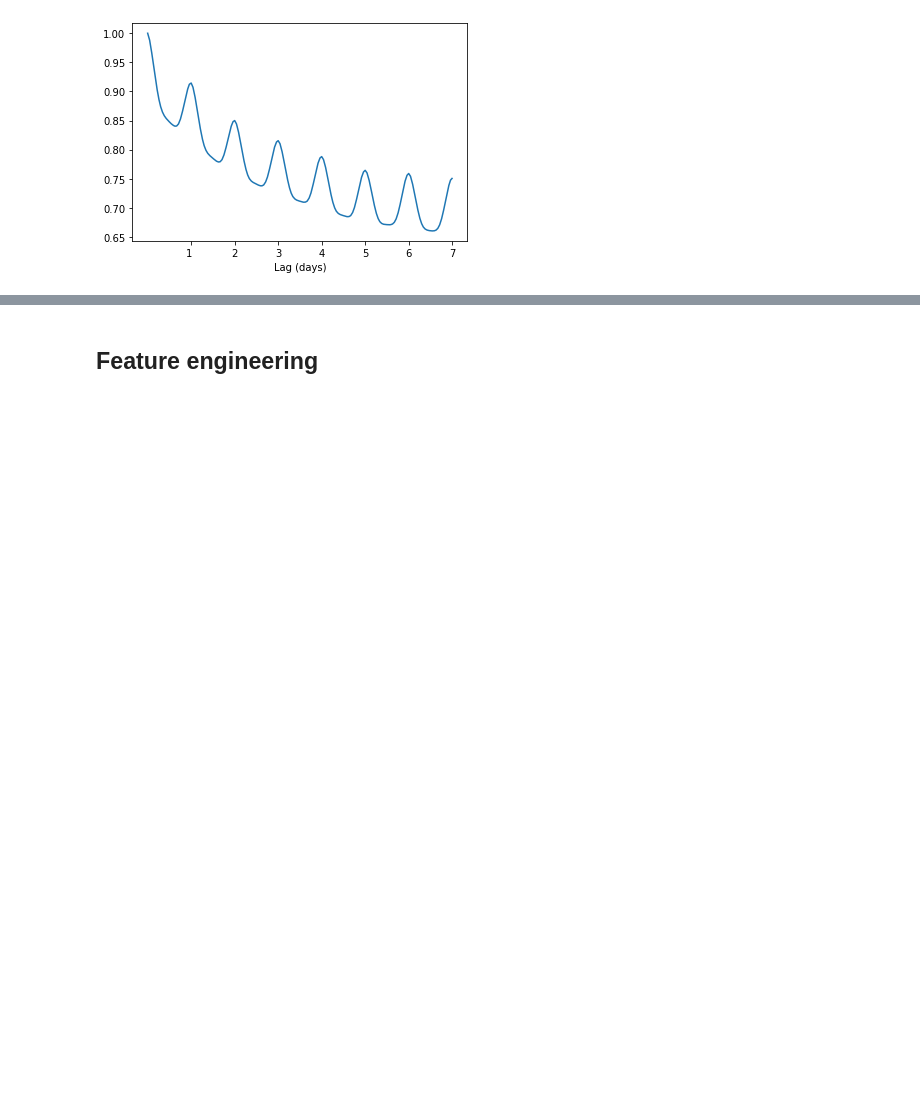
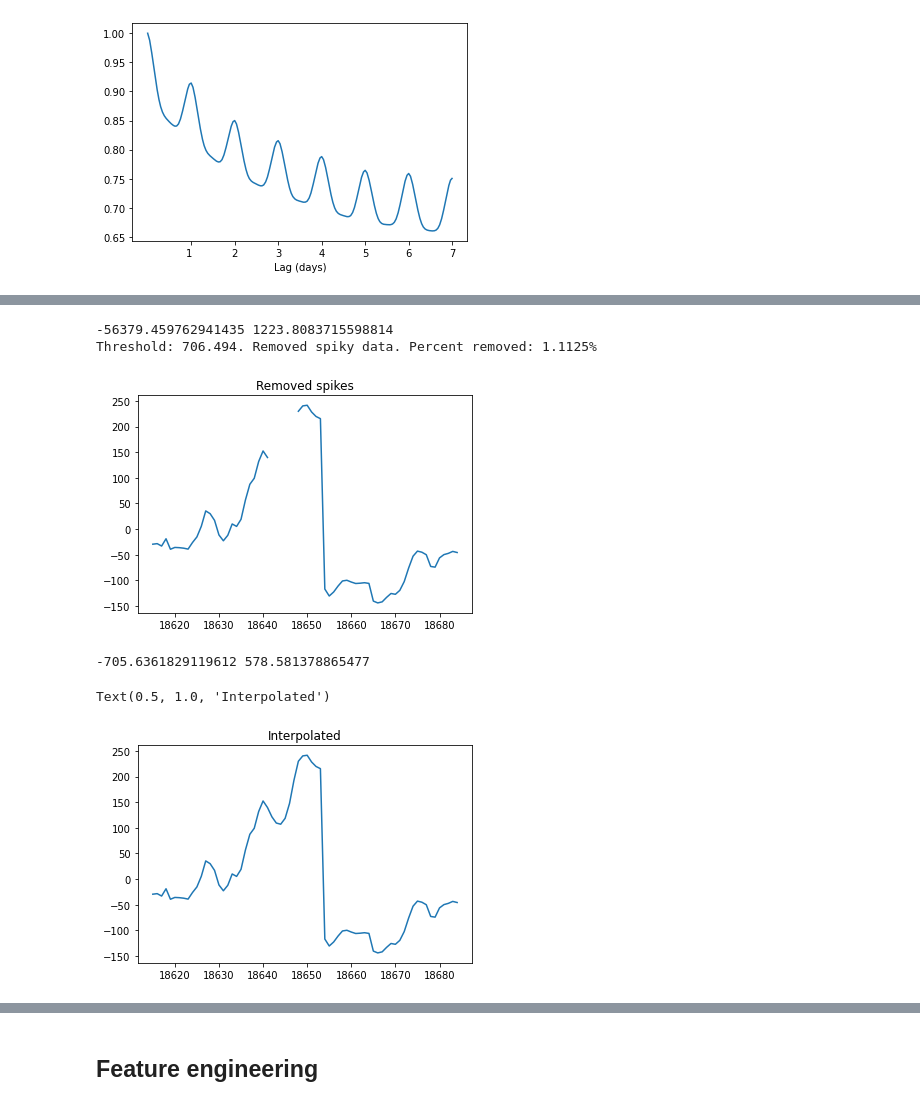
Before and after one commit to Kohmann/DL-power-imbalance-forecasting, a Jupyter notebook: data_exploration.ipynb, the cells around one changed output, grey strips where cells are left out. Cells and saved outputs as stored; diff of their text form; code cells hidden in the pictures; blank space fills up the shorter version.

```diff
--- a/data_exploration.ipynb
+++ b/data_exploration.ipynb
@@ -117,0 +194,22 @@ Text(0.5, 0, 'Lag (days)')
+# %%
+df_validation = pd.read_csv("data/no1_validation.csv")
+print(df_validation.y.min(), df_validation.y.max())
+threshold = df_validation.y.median() + 4*df_validation.y.mad()
+print("Threshold: %.3f. Removed spiky data. Percent removed: %.4f%% " % (threshold, 100 * df_validation.y[np.abs(df_validation.y.values) > threshold].count() / df_validation.shape[0]))
+
+df_validation_copy = df_validation.copy(deep=True)
+df_validation_copy["y"].where(np.abs(df_validation.y.values) < threshold, np.nan, inplace=True)
+plt.plot(df_validation_copy["y"][18635-20:18635+50]) # The critical part of y data
+plt.title("Removed spikes")
+plt.show()
+print(df_validation_copy.y.min(), df_validation_copy.y.max())
+df_validation_copy["y"].interpolate(method='cubic', inplace=True)
+plt.plot(df_validation_copy["y"][18635-20:18635+50])
+plt.title("Interpolated")
+# %% [output]
+-56379.459762941435 1223.8083715598814
+Threshold: 706.494. Removed spiky data. Percent removed: 1.1125%
+[figure, added]
+-705.6361829119612 578.581378865477
+Text(0.5, 1.0, 'Interpolated')
+[figure, added]
```
Also changed, not shown: parts of 76 cells of this notebook, 2 other files.
